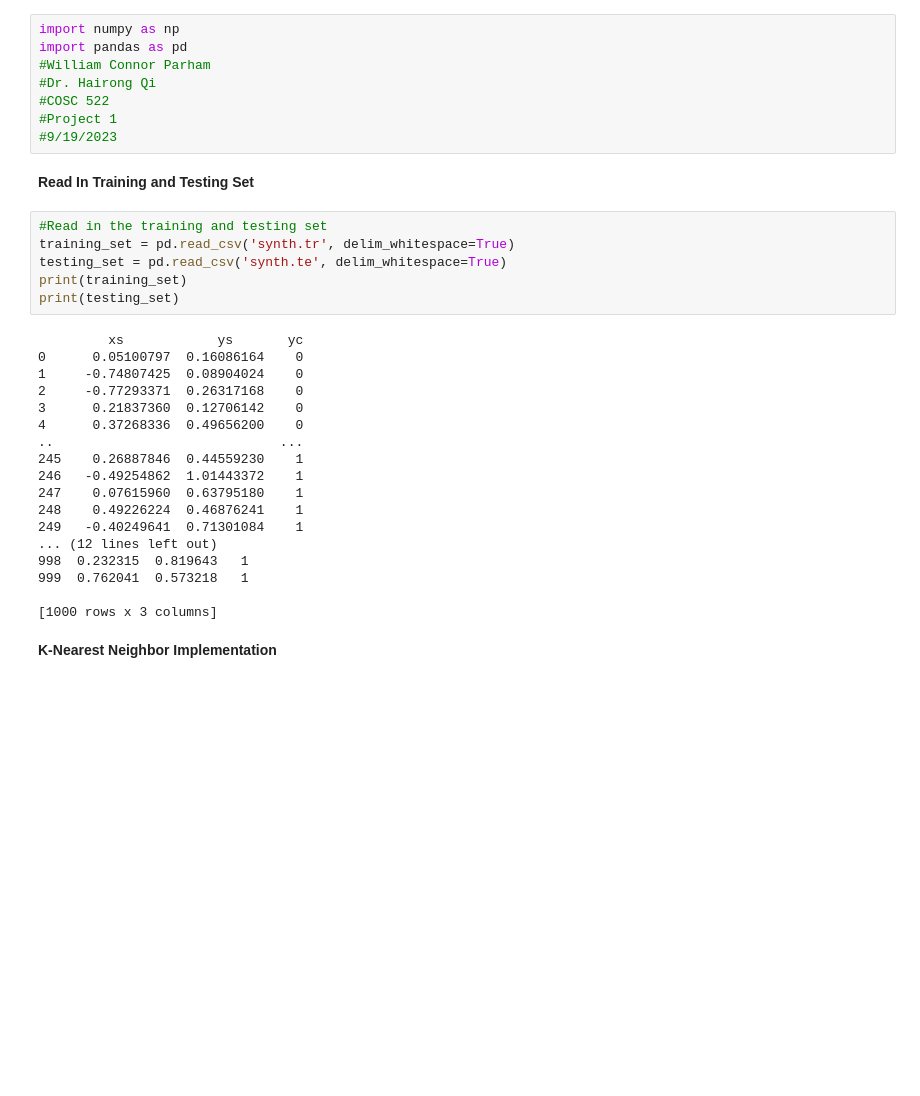
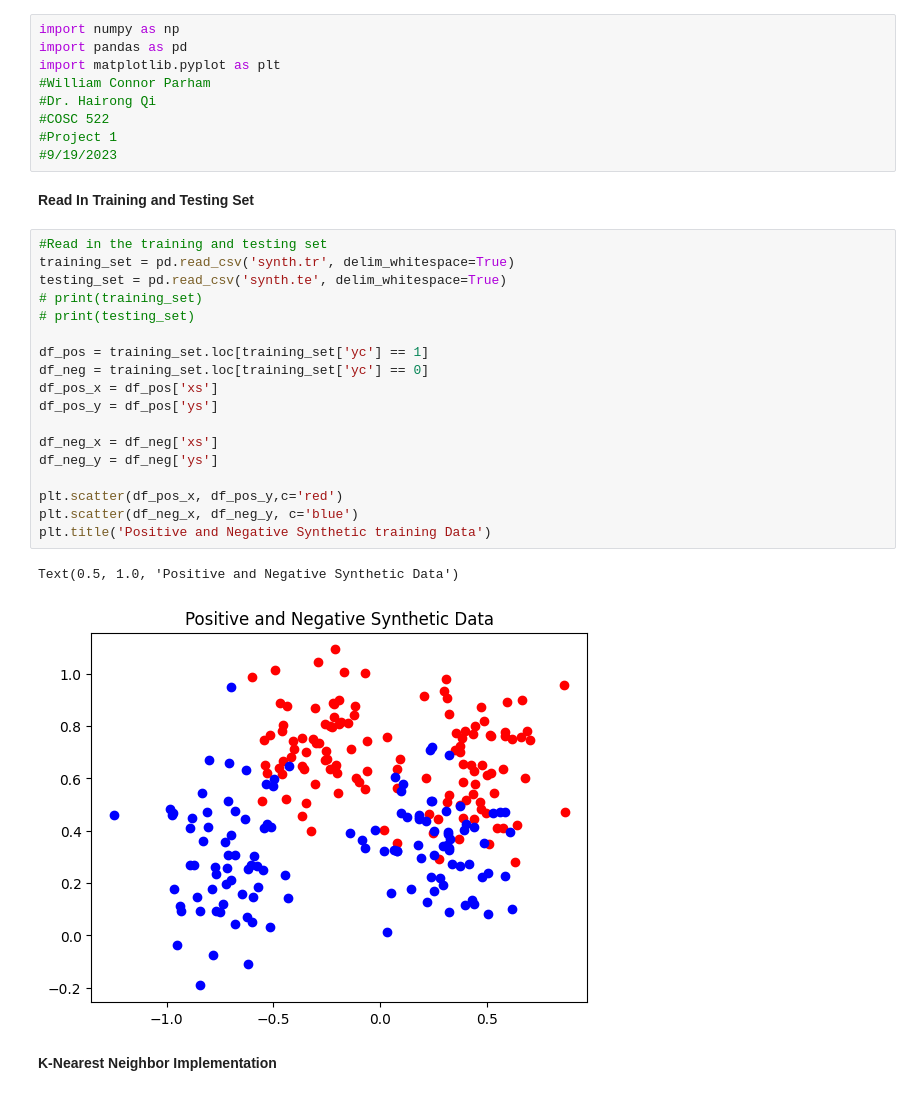
Before and after one commit to wcparham1/COSC522, a Jupyter notebook: CS522-Project1.ipynb, the cells around one changed output. Drawn from its saved outputs; the diff is of its cells as text; blank space fills up the shorter version.

Commit message:
Finished scatterplot for question 1.  Into the thick of it.

```diff
--- a/CS522-Project1.ipynb
+++ b/CS522-Project1.ipynb
@@ -1,6 +1,7 @@
 # %%
 import numpy as np
 import pandas as pd
+import matplotlib.pyplot as plt
 #William Connor Parham
 #Dr. Hairong Qi
 #COSC 522
@@ -11,27 +12,24 @@ import pandas as pd
 # %%
 #Read in the training and testing set
 training_set = pd.read_csv('synth.tr', delim_whitespace=True)
 testing_set = pd.read_csv('synth.te', delim_whitespace=True)
-print(training_set)
-print(testing_set)
+# print(training_set)
+# print(testing_set)
+
+df_pos = training_set.loc[training_set['yc'] == 1]
+df_neg = training_set.loc[training_set['yc'] == 0]
+df_pos_x = df_pos['xs']
+df_pos_y = df_pos['ys']
+
+df_neg_x = df_neg['xs']
+df_neg_y = df_neg['ys']
+
+plt.scatter(df_pos_x, df_pos_y,c='red')
+plt.scatter(df_neg_x, df_neg_y, c='blue')
+plt.title('Positive and Negative Synthetic training Data')
 # %% [output]
-         xs            ys       yc
-0      0.05100797  0.16086164    0
-1     -0.74807425  0.08904024    0
-2     -0.77293371  0.26317168    0
-3      0.21837360  0.12706142    0
-4      0.37268336  0.49656200    0
-..                             ...
-245    0.26887846  0.44559230    1
-246   -0.49254862  1.01443372    1
-247    0.07615960  0.63795180    1
-248    0.49226224  0.46876241    1
-249   -0.40249641  0.71301084    1
-... (12 lines left out)
-998  0.232315  0.819643   1
-999  0.762041  0.573218   1
-
-[1000 rows x 3 columns]
+Text(0.5, 1.0, 'Positive and Negative Synthetic Data')
+[figure, added]
 # %% [markdown]
 **K-Nearest Neighbor Implementation**
 # %%
```
Also changed, not shown: parts of 6 cells of this notebook.
